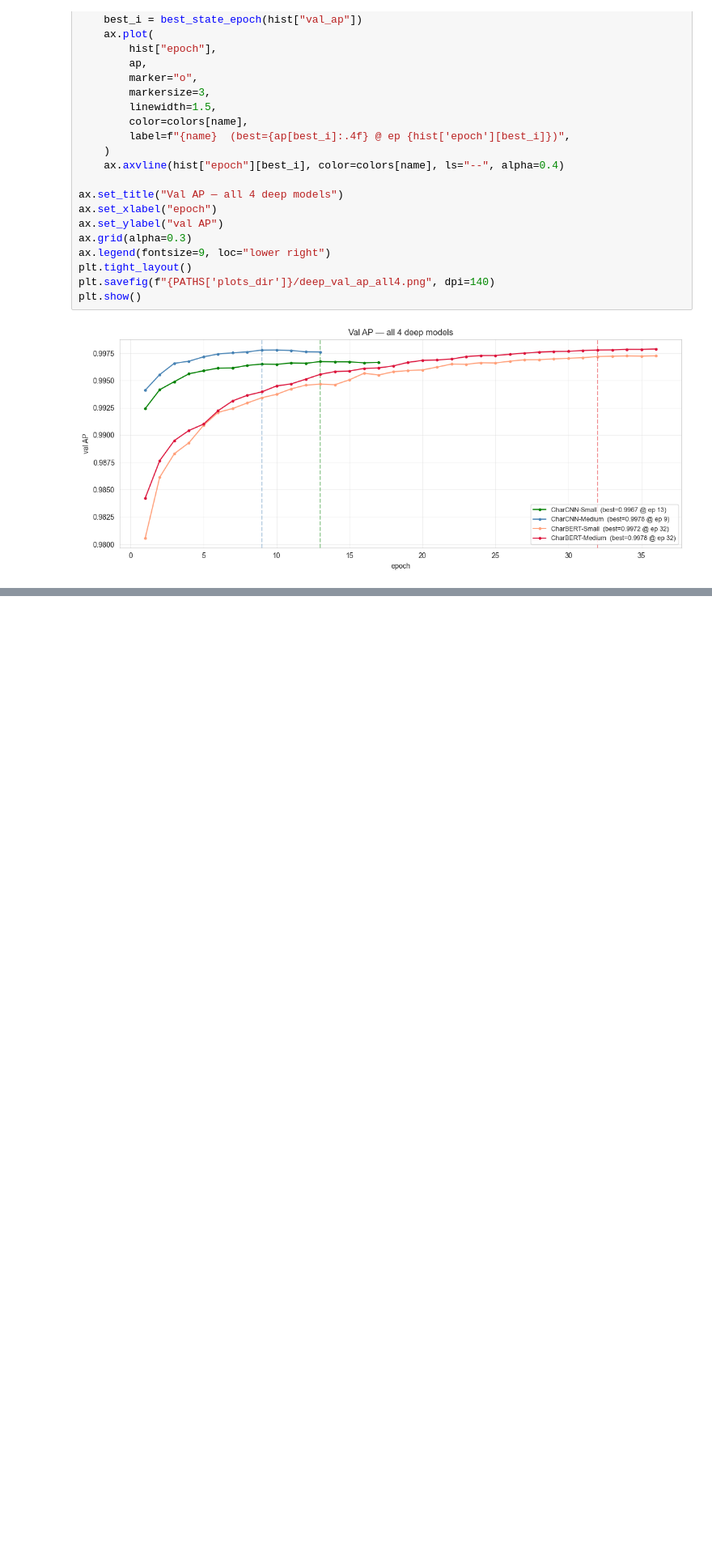
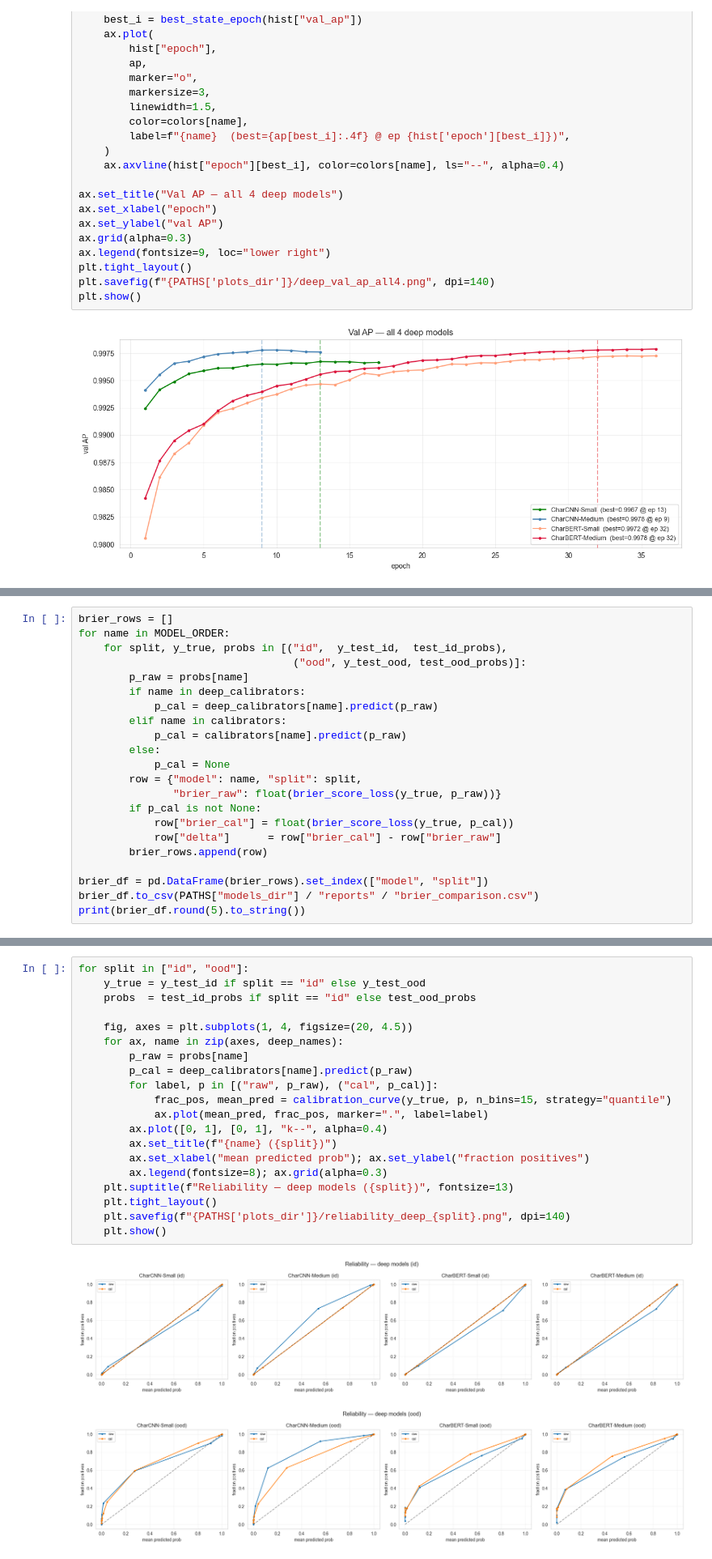
Before and after one commit to neygenius/Ld-DGAd-classificator, a Jupyter notebook: e2e_models.ipynb, the cells around one changed output, grey strips where cells are left out. Shown at 81% size. Drawn from its saved outputs; the diff is of its cells as text; blank space fills up the shorter version.

```diff
--- a/e2e_models.ipynb
+++ b/e2e_models.ipynb
@@ -1188,0 +1349,22 @@ plt.show()
+# %%
+brier_rows = []
+for name in MODEL_ORDER:
+    for split, y_true, probs in [("id",  y_test_id,  test_id_probs),
+                                  ("ood", y_test_ood, test_ood_probs)]:
+        p_raw = probs[name]
+        if name in deep_calibrators:
+            p_cal = deep_calibrators[name].predict(p_raw)
+        elif name in calibrators:
+            p_cal = calibrators[name].predict(p_raw)
+        else:
+            p_cal = None
+        row = {"model": name, "split": split,
+               "brier_raw": float(brier_score_loss(y_true, p_raw))}
+        if p_cal is not None:
+            row["brier_cal"] = float(brier_score_loss(y_true, p_cal))
+            row["delta"]      = row["brier_cal"] - row["brier_raw"]
+        brier_rows.append(row)
+
+brier_df = pd.DataFrame(brier_rows).set_index(["model", "split"])
+brier_df.to_csv(PATHS["models_dir"] / "reports" / "brier_comparison.csv")
+print(brier_df.round(5).to_string())
@@ -1188,0 +1388,23 @@ plt.show()
+# %%
+for split in ["id", "ood"]:
+    y_true = y_test_id if split == "id" else y_test_ood
+    probs  = test_id_probs if split == "id" else test_ood_probs
+
+    fig, axes = plt.subplots(1, 4, figsize=(20, 4.5))
+    for ax, name in zip(axes, deep_names):
+        p_raw = probs[name]
+        p_cal = deep_calibrators[name].predict(p_raw)
+        for label, p in [("raw", p_raw), ("cal", p_cal)]:
+            frac_pos, mean_pred = calibration_curve(y_true, p, n_bins=15, strategy="quantile")
+            ax.plot(mean_pred, frac_pos, marker=".", label=label)
+        ax.plot([0, 1], [0, 1], "k--", alpha=0.4)
+        ax.set_title(f"{name} ({split})")
+        ax.set_xlabel("mean predicted prob"); ax.set_ylabel("fraction positives")
+        ax.legend(fontsize=8); ax.grid(alpha=0.3)
+    plt.suptitle(f"Reliability — deep models ({split})", fontsize=13)
+    plt.tight_layout()
+    plt.savefig(f"{PATHS['plots_dir']}/reliability_deep_{split}.png", dpi=140)
+    plt.show()
+# %% [output]
+[figure, added]
+[figure, added]
```
Also changed, not shown: parts of 72 cells of this notebook.
